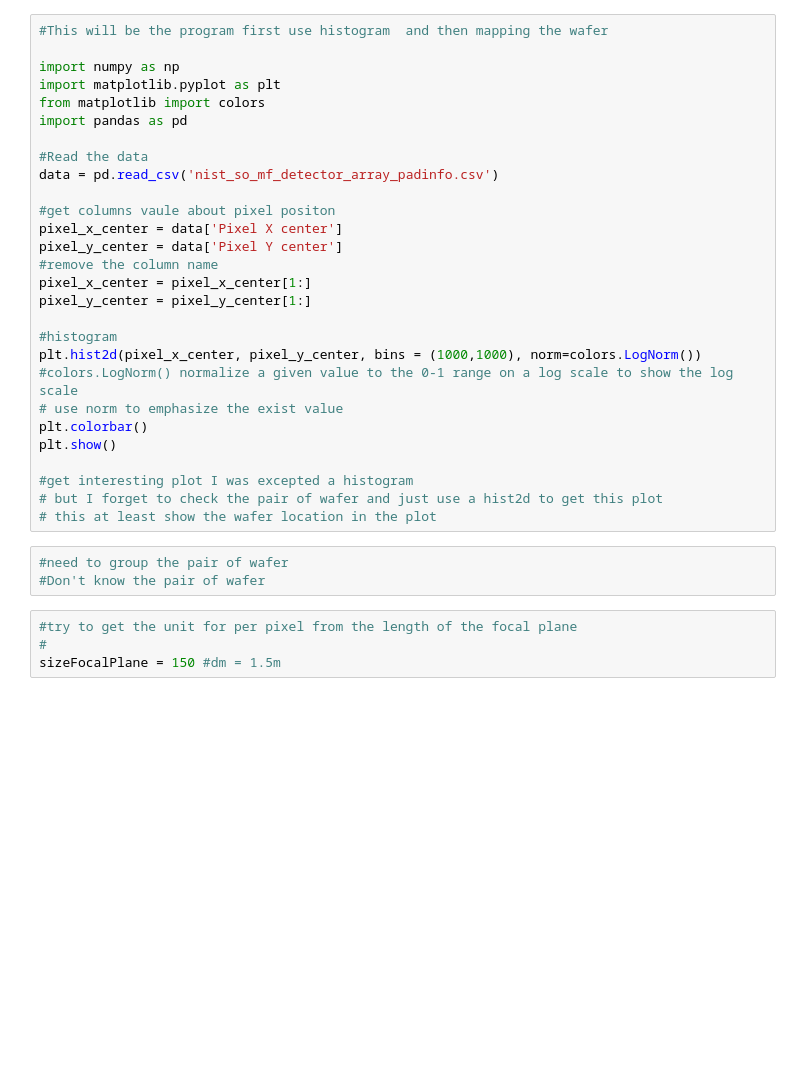
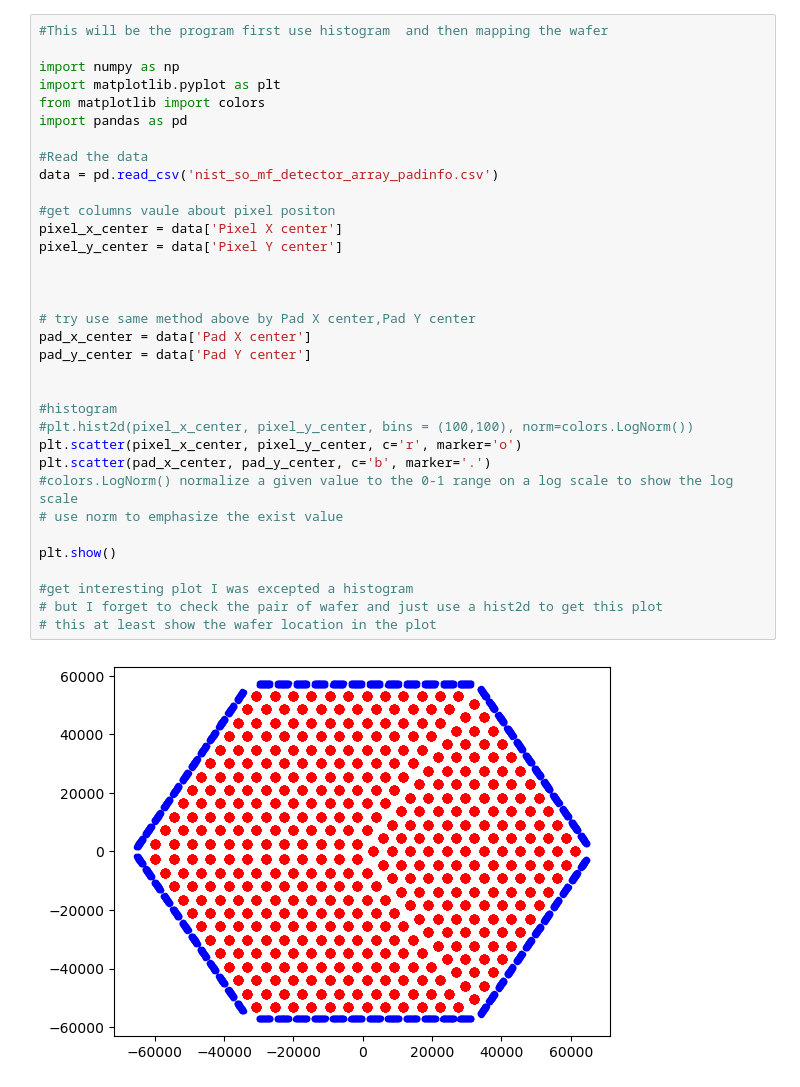
Before and after one commit to ReChen33/QuReseach, a Jupyter notebook: code/wafer/TestWafer.ipynb, the cells around one changed output. Saved outputs shown, nothing was run; the diff lists cells and outputs as text; blank space fills up the shorter version.

```diff
--- a/code/wafer/TestWafer.ipynb
+++ b/code/wafer/TestWafer.ipynb
@@ -14,35 +38,36 @@ mapping wafer
 # %%
 #This will be the program first use histogram  and then mapping the wafer
 
 import numpy as np
 import matplotlib.pyplot as plt
 from matplotlib import colors
 import pandas as pd
 
 #Read the data
 data = pd.read_csv('nist_so_mf_detector_array_padinfo.csv')
 
 #get columns vaule about pixel positon
 pixel_x_center = data['Pixel X center']
 pixel_y_center = data['Pixel Y center']
-#remove the column name
-pixel_x_center = pixel_x_center[1:]
-pixel_y_center = pixel_y_center[1:]
+
+
+
+# try use same method above by Pad X center,Pad Y center
+pad_x_center = data['Pad X center']
+pad_y_center = data['Pad Y center']
+
 
 #histogram
-plt.hist2d(pixel_x_center, pixel_y_center, bins = (1000,1000), norm=colors.LogNorm())
+#plt.hist2d(pixel_x_center, pixel_y_center, bins = (100,100), norm=colors.LogNorm())
+plt.scatter(pixel_x_center, pixel_y_center, c='r', marker='o')
+plt.scatter(pad_x_center, pad_y_center, c='b', marker='.')
 #colors.LogNorm() normalize a given value to the 0-1 range on a log scale to show the log scale
 # use norm to emphasize the exist value
-plt.colorbar()
+
 plt.show()
 
 #get interesting plot I was excepted a histogram
 # but I forget to check the pair of wafer and just use a hist2d to get this plot
 # this at least show the wafer location in the plot
+# %% [output]
+[figure, added]
-# %%
-#need to group the pair of wafer
-#Don't know the pair of wafer
-# %%
-#try to get the unit for per pixel from the length of the focal plane
-#
-sizeFocalPlane = 150 #dm = 1.5m
```
Also changed, not shown: parts of 3 cells of this notebook.
